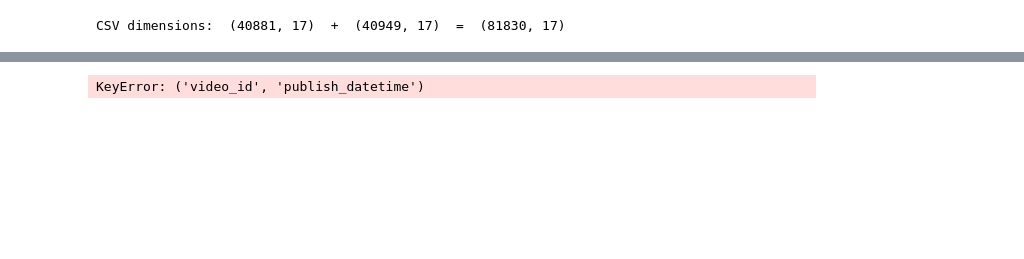
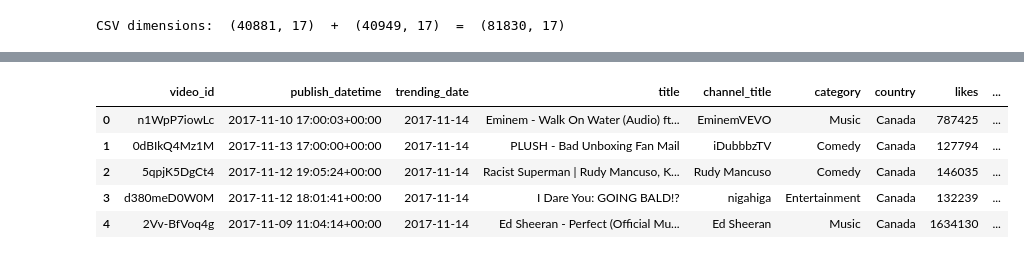
Before and after one commit to Thampi-hub/Springboard_RT, a Jupyter notebook: Capstone_2/2_DataWrangling/readData.ipynb, the cells around one changed output, grey strips where cells are left out. Saved outputs shown, nothing was run; the diff lists cells and outputs as text; code cells hidden in the pictures; blank space fills up the shorter version.

```diff
--- a/Capstone_2/2_DataWrangling/readData.ipynb
+++ b/Capstone_2/2_DataWrangling/readData.ipynb
@@ -72,7 +72,15 @@ allData['trending_date'] = pd.to_datetime(allData['trending_date'], format="%y.%
 allData['publish_datetime']  = pd.to_datetime(allData['publish_time'], utc=True)
 allData['publish_date']  = allData['publish_datetime'].dt.date
 allData['publish_time']  = allData['publish_datetime'].dt.time
-# %%
-pd.unique(allData[["video_id","publish_datetime"]])
-# %% [output]
-KeyError: ('video_id', 'publish_datetime')
+# %%
+id_cols = ["video_id","publish_datetime","trending_date","title","channel_title","category","country","likes","dislikes","comment_count","views"]
+new_col_order = id_cols + allData.columns[ ~allData.columns.isin(id_cols)].tolist()
+allData = allData[new_col_order]
+allData.head()
+# %% [output]
+|  | video_id | publish_datetime | trending_date | title | channel_title | category | country | likes | ... |
+| 0 | n1WpP7iowLc | 2017-11-10 17:00:03+00:00 | 2017-11-14 | Eminem - Walk On Water (Audio) ft... | EminemVEVO | Music | Canada | 787425 | ... |
+| 1 | 0dBIkQ4Mz1M | 2017-11-13 17:00:00+00:00 | 2017-11-14 | PLUSH - Bad Unboxing Fan Mail | iDubbbzTV | Comedy | Canada | 127794 | ... |
+| 2 | 5qpjK5DgCt4 | 2017-11-12 19:05:24+00:00 | 2017-11-14 | Racist Superman | Rudy Mancuso, K... | Rudy Mancuso | Comedy | Canada | 146035 | ... |
+| 3 | d380meD0W0M | 2017-11-12 18:01:41+00:00 | 2017-11-14 | I Dare You: GOING BALD!? | nigahiga | Entertainment | Canada | 132239 | ... |
+| 4 | 2Vv-BfVoq4g | 2017-11-09 11:04:14+00:00 | 2017-11-14 | Ed Sheeran - Perfect (Official Mu... | Ed Sheeran | Music | Canada | 1634130 | ... |
```
Also changed, not shown: parts of 3 cells of this notebook.
